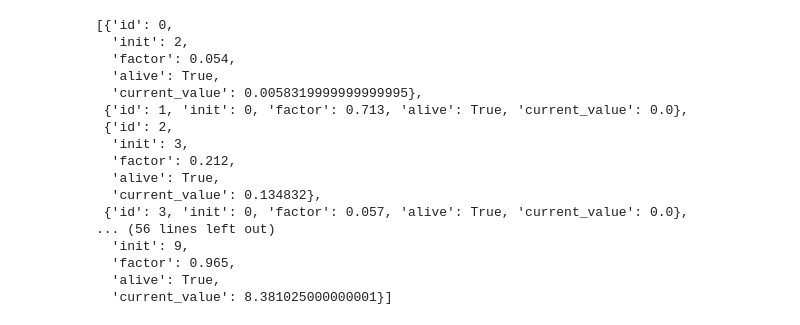
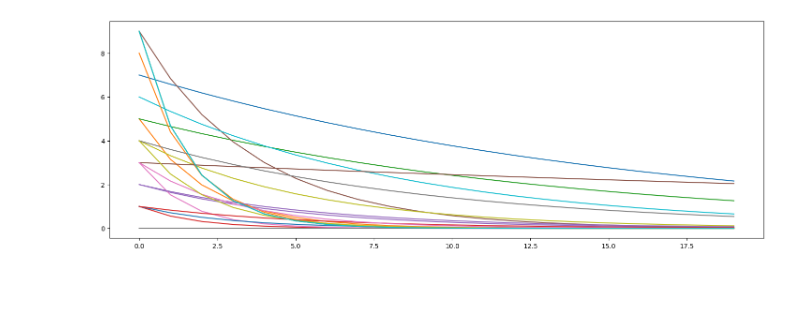
Before and after one commit to arnaud-odet/Time-Series-Library, a Jupyter notebook: pruning.ipynb, the cells around one changed output. Saved outputs shown, nothing was run; the diff lists cells and outputs as text; code cells hidden in the pictures; blank space fills up the shorter version.

```diff
--- a/pruning.ipynb
+++ b/pruning.ipynb
@@ -4,0 +7,10 @@ import matplotlib.pyplot as plt
+# %%
+lt_logs_df = pd.read_csv('./logs/calmip_logs.csv', index_col = 0)
+from types import SimpleNamespace
+mock_args = SimpleNamespace(**lt_logs_df.loc[471].to_dict())
+# %%
+
+mock_args
+from exp.exp_long_term_forecasting import Exp_Long_Term_Forecast
+exp = Exp_Long_Term_Forecast(mock_args)
+exp.train(setting = 'test')
@@ -5,4 +22,6 @@ import matplotlib.pyplot as plt
 # %%
-exps = [{'id' : i,'init':np.random.randint(0,10), 'factor':np.round(np.random.rand(),3), 'alive': True} for i in range(20)]
-exps
+base_exps = [{'id' : f"id_{i}",'values':np.random.randint(0,10, size=(1,)), 'factor':np.round(np.random.randint(50,100)/100,3), 'alive': True} for i in range(20)]
+for exp in base_exps :
+    exp['th_values'] = [exp['values'][0] * exp['factor']** i for i in range(20)]
+base_exps[0]
 # %% [output]
@@ -29,25 +45,6 @@ exps
-# %%
-n_steps = 1
-for exp in exps :
-    for k in range(n_steps):
-        init_val = exp['init']
-        exp['current_value'] = exp.get('current_value', init_val) * exp['factor']
-exps
-# %% [output]
-[{'id': 0,
-  'init': 2,
-  'factor': 0.054,
-  'alive': True,
-  'current_value': 0.0058319999999999995},
- {'id': 1, 'init': 0, 'factor': 0.713, 'alive': True, 'current_value': 0.0},
- {'id': 2,
-  'init': 3,
-  'factor': 0.212,
-  'alive': True,
-  'current_value': 0.134832},
- {'id': 3, 'init': 0, 'factor': 0.057, 'alive': True, 'current_value': 0.0},
-... (56 lines left out)
-  'init': 9,
-  'factor': 0.965,
-  'alive': True,
-  'current_value': 8.381025000000001}]
+# %%
+fig, ax = plt.subplots(1,1,figsize = (18,6))
+for exp in base_exps :
+    ax.plot(exp['th_values'])
+# %% [output]
+[figure, added]
```
Also changed, not shown: parts of 6 cells of this notebook, 2 other files.
